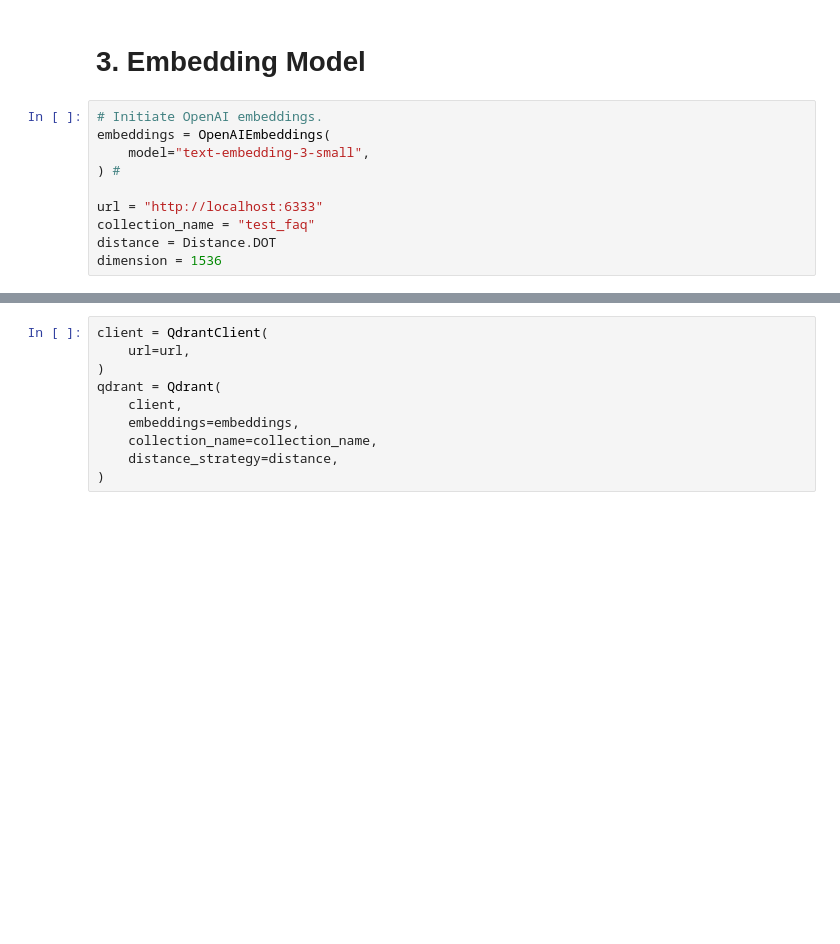
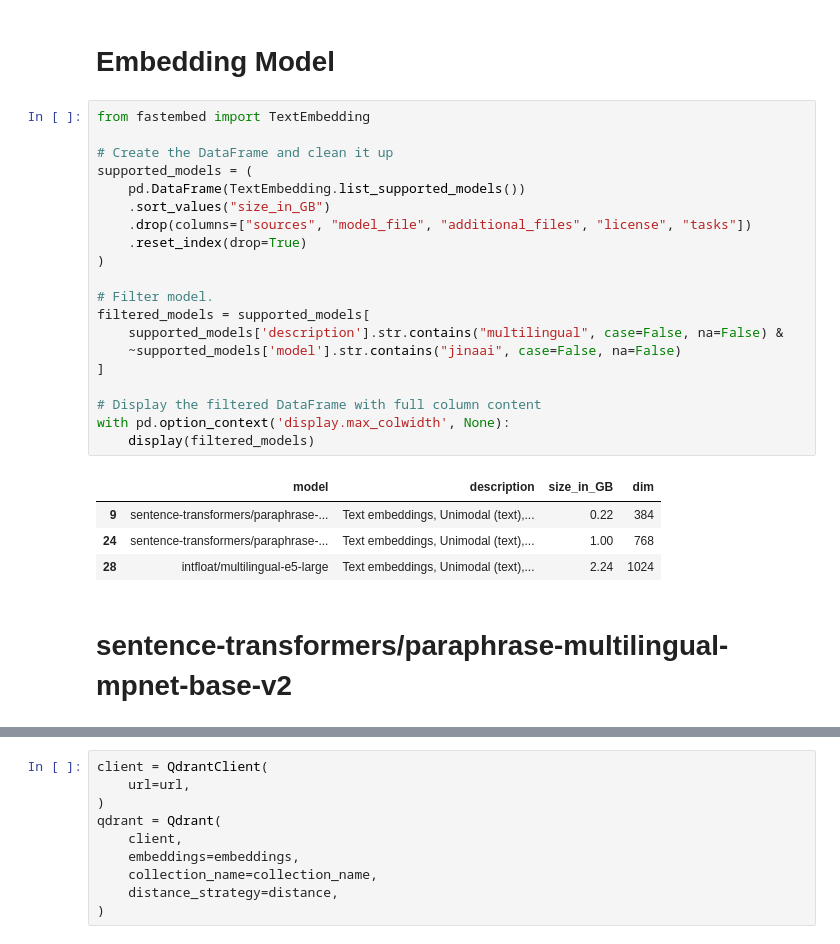
Before and after one commit to kevinadityai/dev, a Jupyter notebook: notebook/faq-embedding.ipynb, the cells around one changed output, grey strips where cells are left out. Saved outputs shown, nothing was run; the diff lists cells and outputs as text; blank space fills up the shorter version.

```diff
--- a/notebook/faq-embedding.ipynb
+++ b/notebook/faq-embedding.ipynb
@@ -29,14 +25,31 @@ faq[0]
  'answer': 'Ada 40 Rumah Sakit modern yang terdiri dari 13 Rumah Sakit di Jabodetabek dan 27 rumah sakit yang tersebar di Jawa, Sumatera, Kalimantan, Sulawesi, serta Bali dan Nusa Tenggara.',
  'category': 'FAQ Website'}
 # %% [markdown]
-# **3. Embedding Model**
+# **Embedding Model**
-# %%
-# Initiate OpenAI embeddings.
-embeddings = OpenAIEmbeddings(
-    model="text-embedding-3-small",
-) #
-
-url = "http://localhost:6333"
-collection_name = "test_faq"
-distance = Distance.DOT
-dimension = 1536
+# %%
+from fastembed import TextEmbedding
+
+# Create the DataFrame and clean it up
+supported_models = (
+    pd.DataFrame(TextEmbedding.list_supported_models())
+    .sort_values("size_in_GB")
+    .drop(columns=["sources", "model_file", "additional_files", "license", "tasks"])
+    .reset_index(drop=True)
+)
+
+# Filter model.
+filtered_models = supported_models[
+    supported_models['description'].str.contains("multilingual", case=False, na=False) &
+    ~supported_models['model'].str.contains("jinaai", case=False, na=False)
+]
+
+# Display the filtered DataFrame with full column content
+with pd.option_context('display.max_colwidth', None):
+    display(filtered_models)
+# %% [output]
+|  | model | description | size_in_GB | dim |
+| 9 | sentence-transformers/paraphrase-... | Text embeddings, Unimodal (text),... | 0.22 | 384 |
+| 24 | sentence-transformers/paraphrase-... | Text embeddings, Unimodal (text),... | 1.00 | 768 |
+| 28 | intfloat/multilingual-e5-large | Text embeddings, Unimodal (text),... | 2.24 | 1024 |
+# %% [markdown]
+# **sentence-transformers/paraphrase-multilingual-mpnet-base-v2**
```
Also changed, not shown: parts of 36 cells of this notebook.
